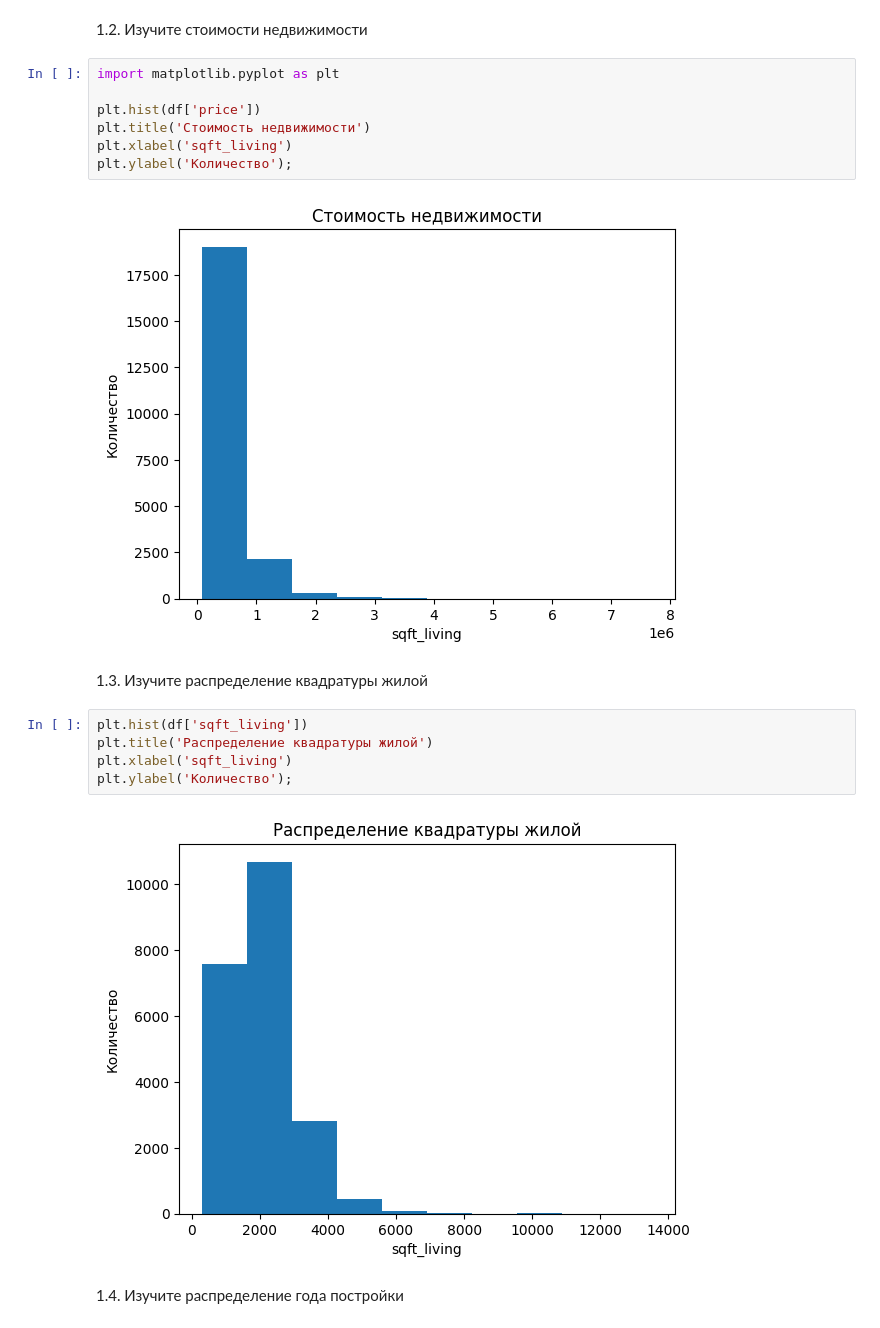
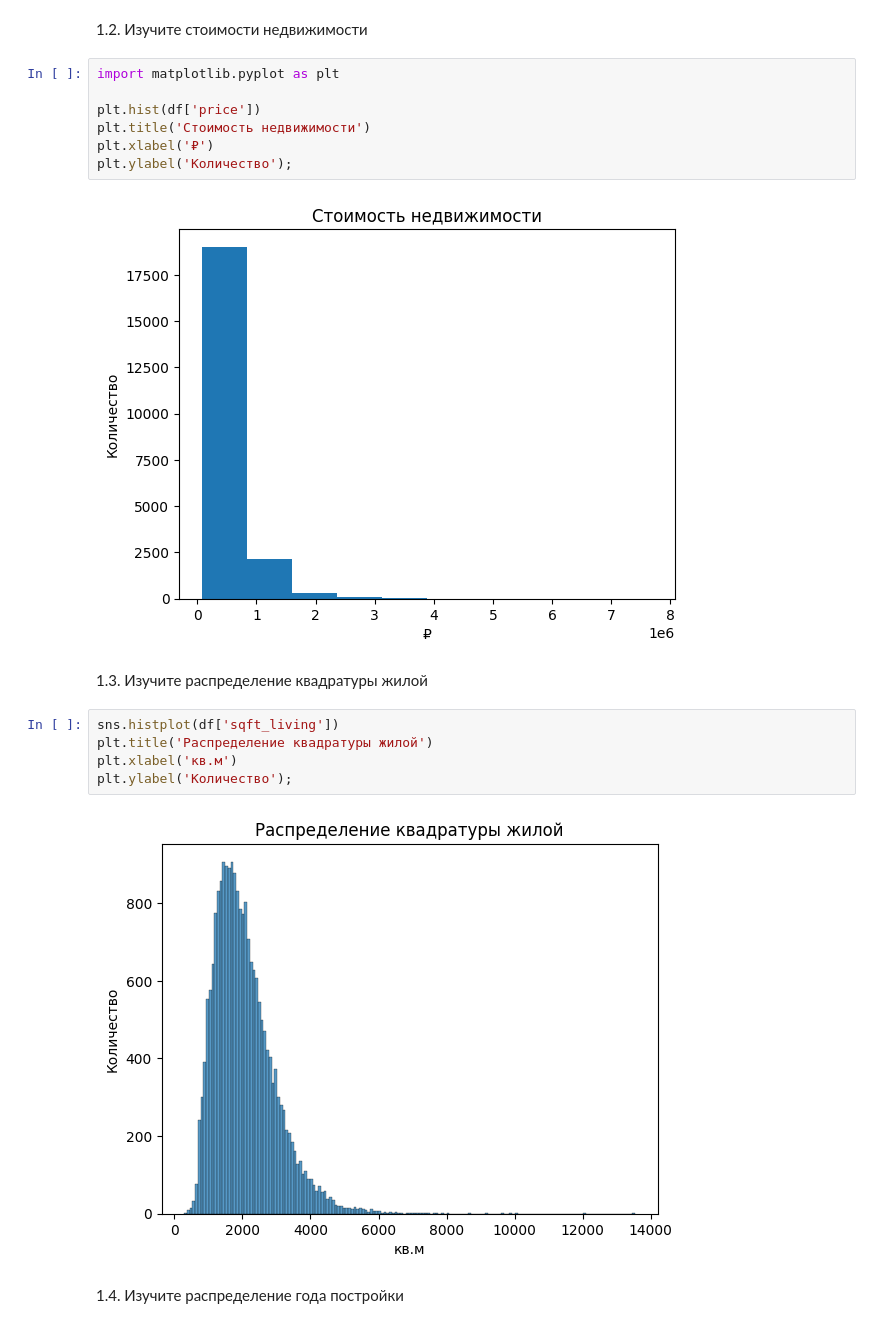
Before and after one commit to PodorogaElla/PforA, a Jupyter notebook: Sem4HW.ipynb, the cells around one changed output. Drawn from its saved outputs; the diff is of its cells as text.

```diff
--- a/Sem4HW.ipynb
+++ b/Sem4HW.ipynb
@@ -31,19 +29,19 @@ import matplotlib.pyplot as plt
 
 plt.hist(df['price'])
 plt.title('Стоимость недвижимости')
-plt.xlabel('sqft_living')
+plt.xlabel('₽')
 plt.ylabel('Количество');
 # %% [output]
-[figure, old version]
+[figure, new version]
 # %% [markdown]
 1.3. Изучите распределение квадратуры жилой
 # %%
-plt.hist(df['sqft_living'])
+sns.histplot(df['sqft_living'])
 plt.title('Распределение квадратуры жилой')
-plt.xlabel('sqft_living')
+plt.xlabel('кв.м')
 plt.ylabel('Количество');
 # %% [output]
-[figure, old version]
+[figure, new version]
 # %% [markdown]
 1.4. Изучите распределение года постройки
 # %%
```
Also changed, not shown: parts of 7 cells of this notebook.
